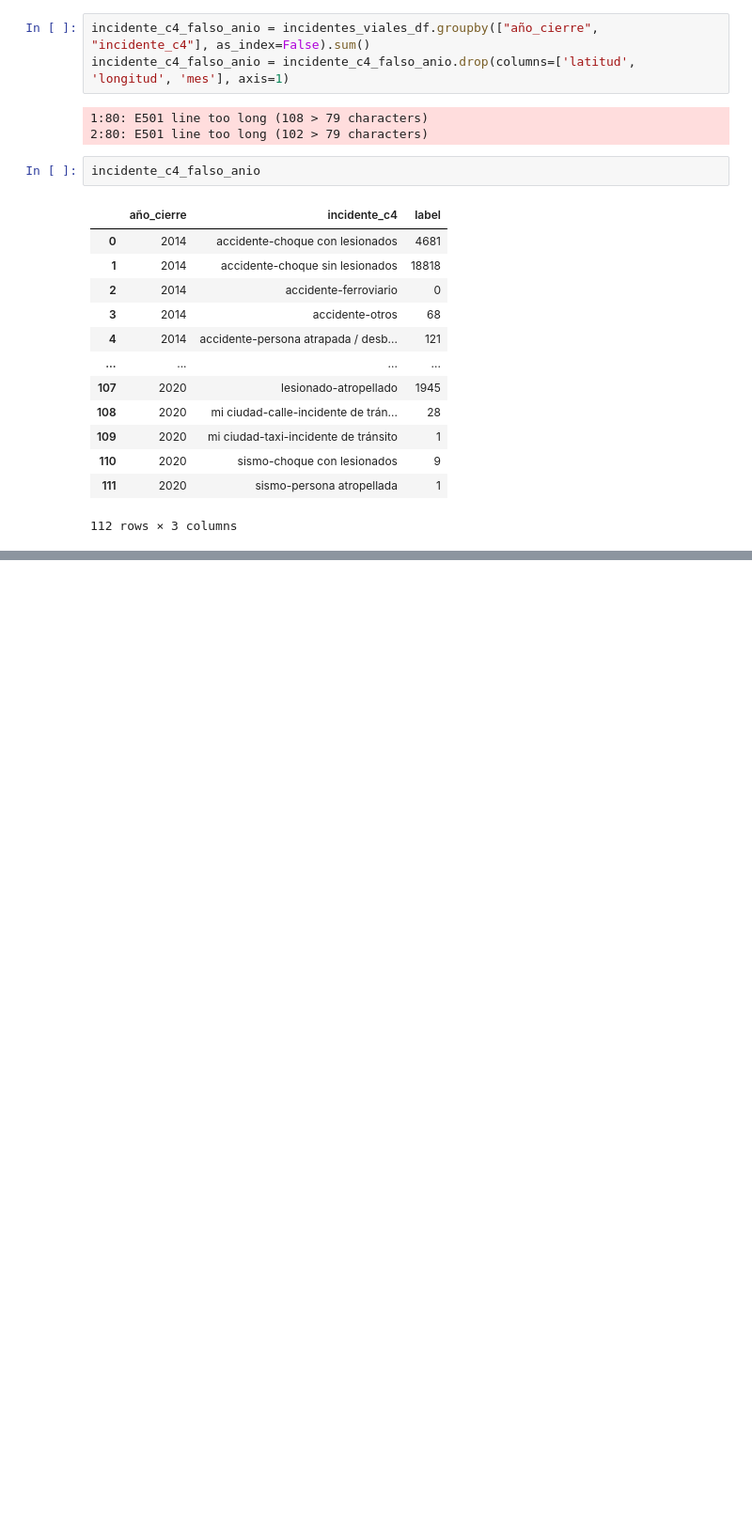
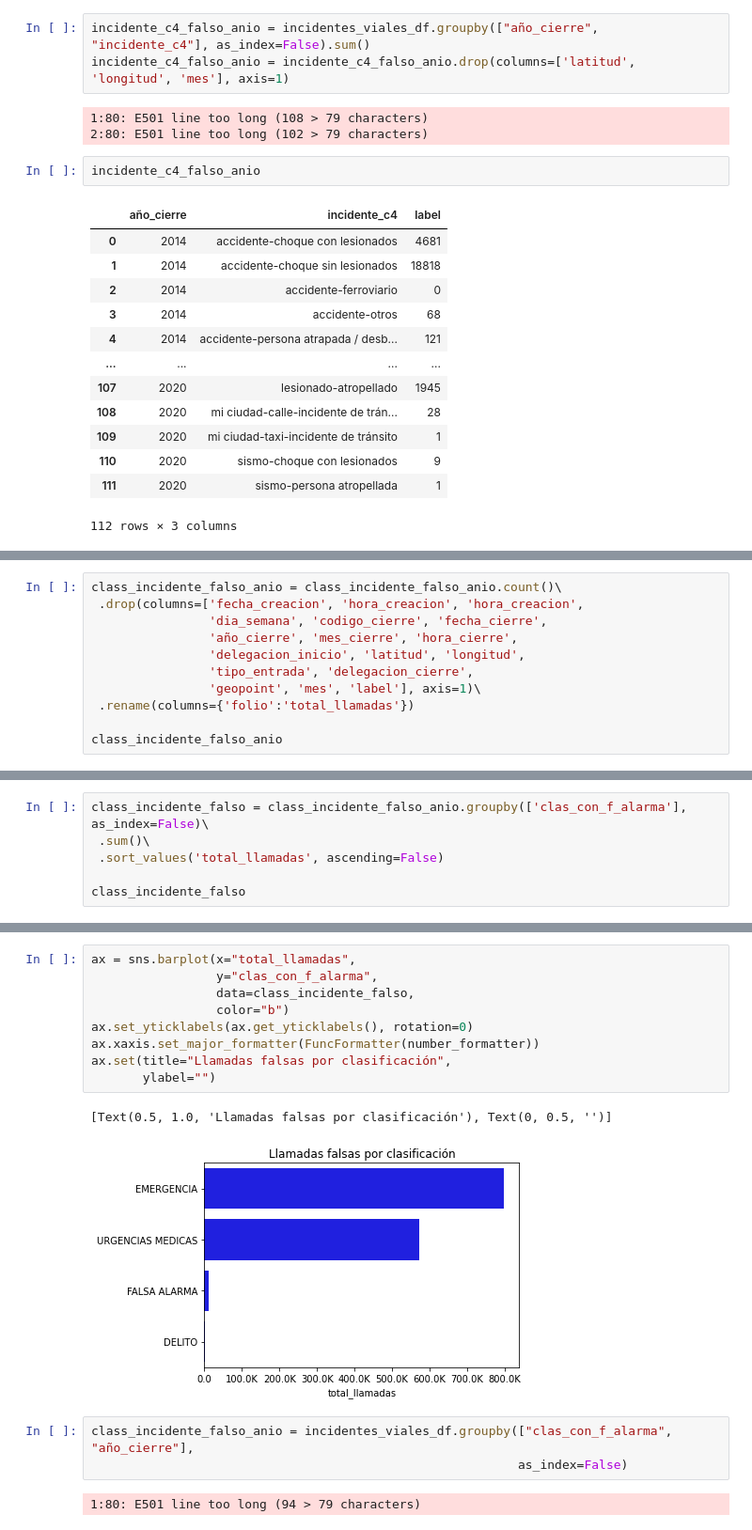
Before and after one commit to caroacostatovany/accidentes-viales-CDMX, a Jupyter notebook: notebooks/EDA_GEDA_Caro.ipynb, the cells around one changed output, grey strips where cells are left out. Shown at 94% size. Drawn from its saved outputs; the diff is of its cells as text; blank space fills up the shorter version.

```diff
--- a/notebooks/EDA_GEDA_Caro.ipynb
+++ b/notebooks/EDA_GEDA_Caro.ipynb
@@ -294,0 +313,11 @@ ValueError: Could not interpret input 'incidente_c4'
+# %%
+class_incidente_falso_anio = class_incidente_falso_anio.count()\
+ .drop(columns=['fecha_creacion', 'hora_creacion', 'hora_creacion',
+                'dia_semana', 'codigo_cierre', 'fecha_cierre',
+                'año_cierre', 'mes_cierre', 'hora_cierre',
+                'delegacion_inicio', 'latitud', 'longitud',
+                'tipo_entrada', 'delegacion_cierre',
+                'geopoint', 'mes', 'label'], axis=1)\
+ .rename(columns={'folio':'total_llamadas'})
+
+class_incidente_falso_anio
@@ -294,0 +343,6 @@ ValueError: Could not interpret input 'incidente_c4'
+# %%
+class_incidente_falso = class_incidente_falso_anio.groupby(['clas_con_f_alarma'], as_index=False)\
+ .sum()\
+ .sort_values('total_llamadas', ascending=False)
+
+class_incidente_falso
@@ -294,0 +356,17 @@ ValueError: Could not interpret input 'incidente_c4'
+# %%
+ax = sns.barplot(x="total_llamadas",
+                 y="clas_con_f_alarma",
+                 data=class_incidente_falso,
+                 color="b")
+ax.set_yticklabels(ax.get_yticklabels(), rotation=0)
+ax.xaxis.set_major_formatter(FuncFormatter(number_formatter))
+ax.set(title="Llamadas falsas por clasificación",
+       ylabel="")
+# %% [output]
+[Text(0.5, 1.0, 'Llamadas falsas por clasificación'), Text(0, 0.5, '')]
+[figure, added]
+# %%
+class_incidente_falso_anio = incidentes_viales_df.groupby(["clas_con_f_alarma", "año_cierre"],
+                                                          as_index=False)
+# %% [output]
+1:80: E501 line too long (94 > 79 characters)
```
Also changed, not shown: parts of 11 cells of this notebook, 1 other file.
